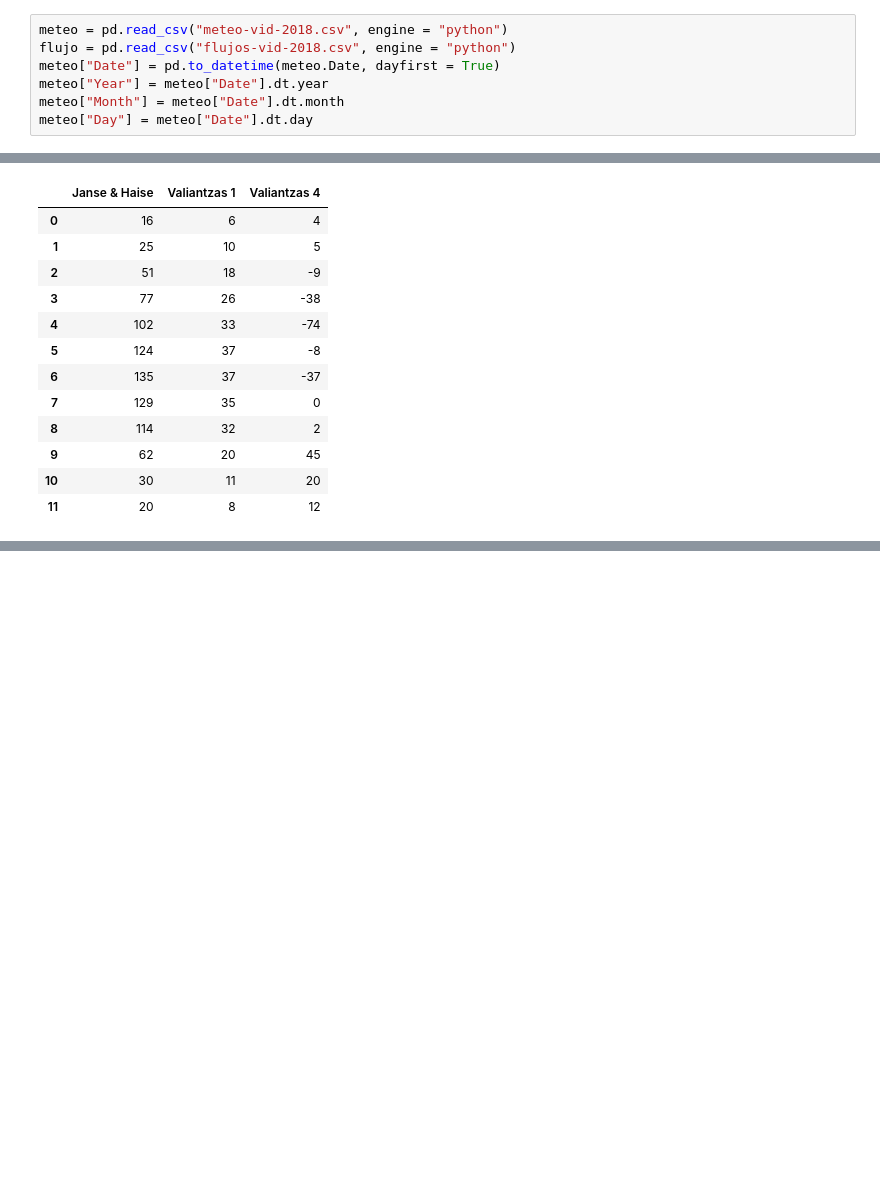
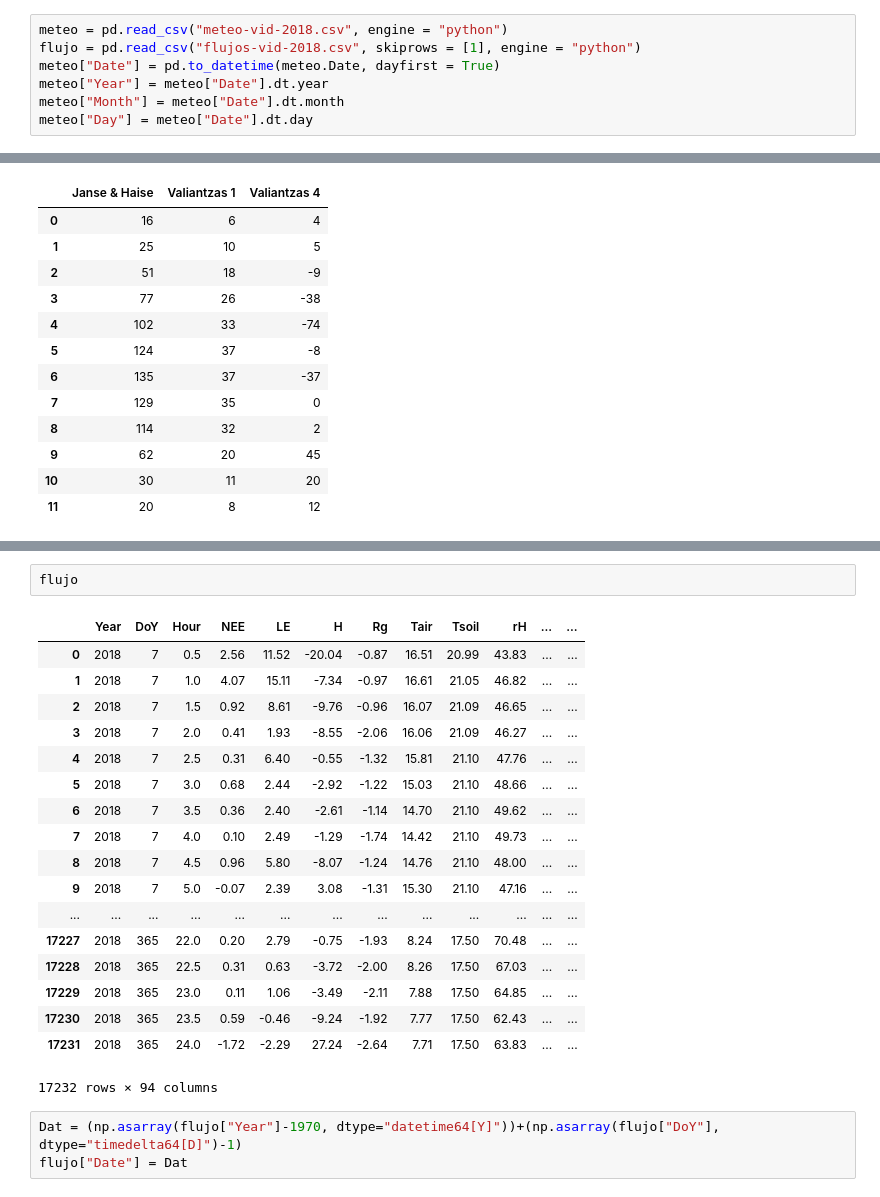
Before and after one commit to JoelA06/Tareas, a Jupyter notebook: SegundaEvaluacion/Evaluacion2.ipynb, the cells around one changed output, grey strips where cells are left out. Drawn from its saved outputs; the diff is of its cells as text; blank space fills up the shorter version.

```diff
--- a/SegundaEvaluacion/Evaluacion2.ipynb
+++ b/SegundaEvaluacion/Evaluacion2.ipynb
@@ -6,7 +6,7 @@ import matplotlib.pyplot as plt
 import math as mt
 # %%
 meteo = pd.read_csv("meteo-vid-2018.csv", engine = "python")
-flujo = pd.read_csv("flujos-vid-2018.csv", engine = "python")
+flujo = pd.read_csv("flujos-vid-2018.csv", skiprows = [1], engine = "python")
 meteo["Date"] = pd.to_datetime(meteo.Date, dayfirst = True)
 meteo["Year"] = meteo["Date"].dt.year
 meteo["Month"] = meteo["Date"].dt.month
@@ -374,0 +378,24 @@ EvapoTrans
+# %%
+flujo
+# %% [output]
+|  | Year | DoY | Hour | NEE | LE | H | Rg | Tair | Tsoil | rH | ... | ... |
+| 0 | 2018 | 7 | 0.5 | 2.56 | 11.52 | -20.04 | -0.87 | 16.51 | 20.99 | 43.83 | ... | ... |
+| 1 | 2018 | 7 | 1.0 | 4.07 | 15.11 | -7.34 | -0.97 | 16.61 | 21.05 | 46.82 | ... | ... |
+| 2 | 2018 | 7 | 1.5 | 0.92 | 8.61 | -9.76 | -0.96 | 16.07 | 21.09 | 46.65 | ... | ... |
+| 3 | 2018 | 7 | 2.0 | 0.41 | 1.93 | -8.55 | -2.06 | 16.06 | 21.09 | 46.27 | ... | ... |
+| 4 | 2018 | 7 | 2.5 | 0.31 | 6.40 | -0.55 | -1.32 | 15.81 | 21.10 | 47.76 | ... | ... |
+| 5 | 2018 | 7 | 3.0 | 0.68 | 2.44 | -2.92 | -1.22 | 15.03 | 21.10 | 48.66 | ... | ... |
+| 6 | 2018 | 7 | 3.5 | 0.36 | 2.40 | -2.61 | -1.14 | 14.70 | 21.10 | 49.62 | ... | ... |
+| 7 | 2018 | 7 | 4.0 | 0.10 | 2.49 | -1.29 | -1.74 | 14.42 | 21.10 | 49.73 | ... | ... |
+| 8 | 2018 | 7 | 4.5 | 0.96 | 5.80 | -8.07 | -1.24 | 14.76 | 21.10 | 48.00 | ... | ... |
+| 9 | 2018 | 7 | 5.0 | -0.07 | 2.39 | 3.08 | -1.31 | 15.30 | 21.10 | 47.16 | ... | ... |
+| ... | ... | ... | ... | ... | ... | ... | ... | ... | ... | ... | ... | ... |
+| 17227 | 2018 | 365 | 22.0 | 0.20 | 2.79 | -0.75 | -1.93 | 8.24 | 17.50 | 70.48 | ... | ... |
+| 17228 | 2018 | 365 | 22.5 | 0.31 | 0.63 | -3.72 | -2.00 | 8.26 | 17.50 | 67.03 | ... | ... |
+| 17229 | 2018 | 365 | 23.0 | 0.11 | 1.06 | -3.49 | -2.11 | 7.88 | 17.50 | 64.85 | ... | ... |
+| 17230 | 2018 | 365 | 23.5 | 0.59 | -0.46 | -9.24 | -1.92 | 7.77 | 17.50 | 62.43 | ... | ... |
+| 17231 | 2018 | 365 | 24.0 | -1.72 | -2.29 | 27.24 | -2.64 | 7.71 | 17.50 | 63.83 | ... | ... |
+17232 rows × 94 columns
+# %%
+Dat = (np.asarray(flujo["Year"]-1970, dtype="datetime64[Y]"))+(np.asarray(flujo["DoY"], dtype="timedelta64[D]")-1)
+flujo["Date"] = Dat
```
Also changed, not shown: parts of 6 cells of this notebook, 1 other file.
